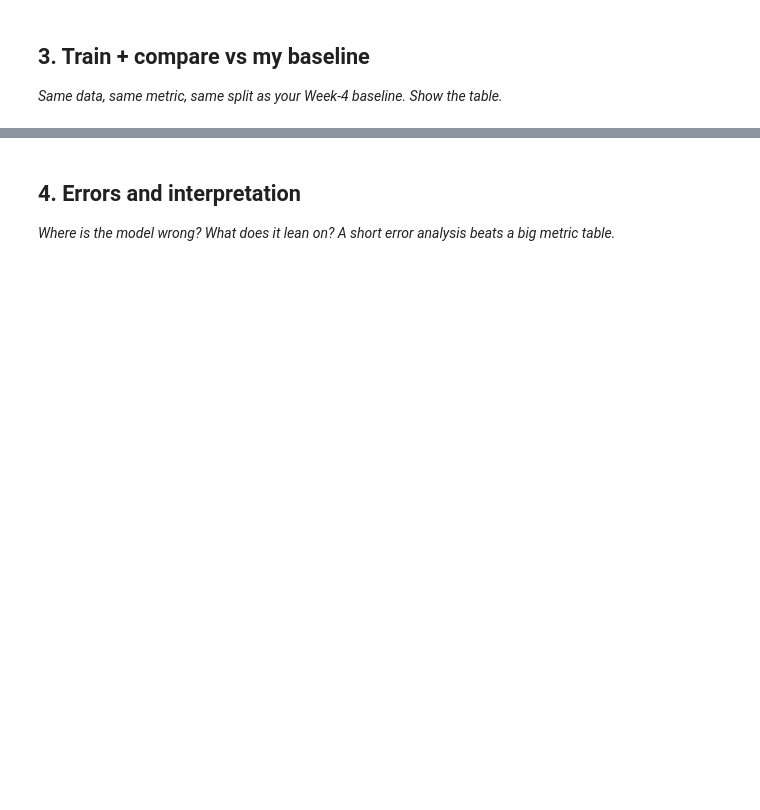
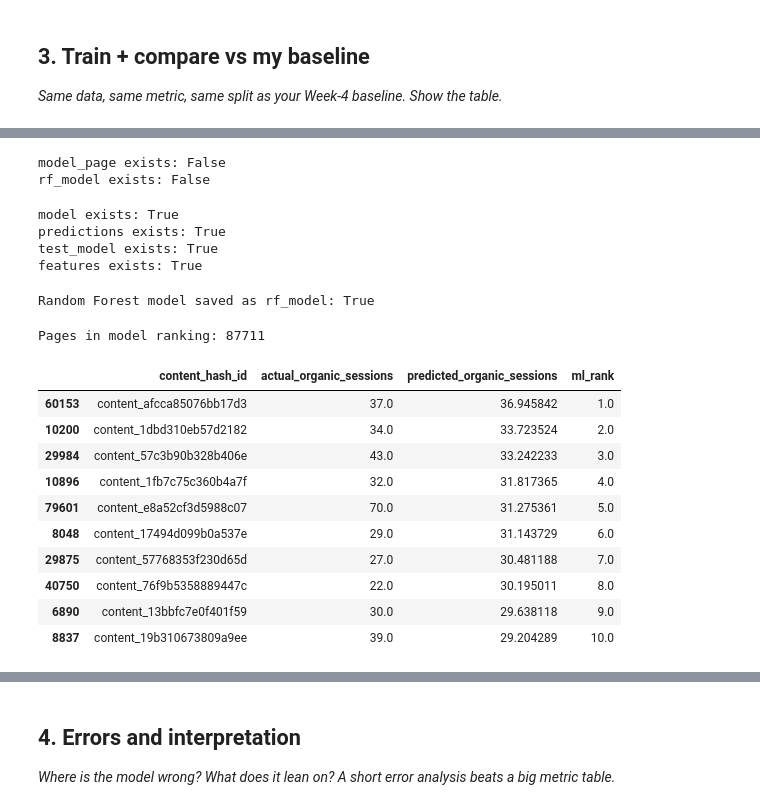
Before and after one commit to itsayeshaqamar/flyrank-mlinternship-ayesha, a Jupyter notebook: work/notebooks/w05_model.ipynb, the cells around one changed output, grey strips where cells are left out. Drawn from its saved outputs; the diff is of its cells as text; code cells hidden in the pictures; blank space fills up the shorter version.

```diff
--- a/work/notebooks/w05_model.ipynb
+++ b/work/notebooks/w05_model.ipynb
@@ -29,0 +286,68 @@ This skeleton is yours to fill. Work the sections **in order** — each one has
+# %%
+print("model_page exists:", "model_page" in globals())
+print("rf_model exists:", "rf_model" in globals())
+# %% [output]
+model_page exists: False
+rf_model exists: False
+# %%
+print("model exists:", "model" in globals())
+print("predictions exists:", "predictions" in globals())
+print("test_model exists:", "test_model" in globals())
+print("features exists:", "features" in globals())
+# %% [output]
+model exists: True
+predictions exists: True
+test_model exists: True
+features exists: True
+# %%
+rf_model = model
+
+print("Random Forest model saved as rf_model:", "rf_model" in globals())
+# %% [output]
+Random Forest model saved as rf_model: True
+# %%
+# Create page-level model predictions
+
+test_results = test_model[
+    ["content_hash_id", "sessions_organic"]
+].copy()
+
+test_results["predicted_organic_sessions"] = predictions
+
+model_page = (
+    test_results
+    .groupby("content_hash_id", as_index=False)
+    .agg(
+        actual_organic_sessions=("sessions_organic", "sum"),
+        predicted_organic_sessions=("predicted_organic_sessions", "sum")
+    )
+)
+
+model_page["ml_rank"] = (
+    model_page["predicted_organic_sessions"]
+    .rank(method="min", ascending=False)
+)
+
+print("Pages in model ranking:", len(model_page))
+
+display(
+    model_page
+    .sort_values(
+        "predicted_organic_sessions",
+        ascending=False
+    )
+    .head(10)
+)
+# %% [output]
+Pages in model ranking: 87711
+|  | content_hash_id | actual_organic_sessions | predicted_organic_sessions | ml_rank |
+| 60153 | content_afcca85076bb17d3 | 37.0 | 36.945842 | 1.0 |
+| 10200 | content_1dbd310eb57d2182 | 34.0 | 33.723524 | 2.0 |
+| 29984 | content_57c3b90b328b406e | 43.0 | 33.242233 | 3.0 |
+| 10896 | content_1fb7c75c360b4a7f | 32.0 | 31.817365 | 4.0 |
+| 79601 | content_e8a52cf3d5988c07 | 70.0 | 31.275361 | 5.0 |
+| 8048 | content_17494d099b0a537e | 29.0 | 31.143729 | 6.0 |
+| 29875 | content_57768353f230d65d | 27.0 | 30.481188 | 7.0 |
+| 40750 | content_76f9b5358889447c | 22.0 | 30.195011 | 8.0 |
+| 6890 | content_13bbfc7e0f401f59 | 30.0 | 29.638118 | 9.0 |
+| 8837 | content_19b310673809a9ee | 39.0 | 29.204289 | 10.0 |
```
Also changed, not shown: parts of 18 cells of this notebook.
